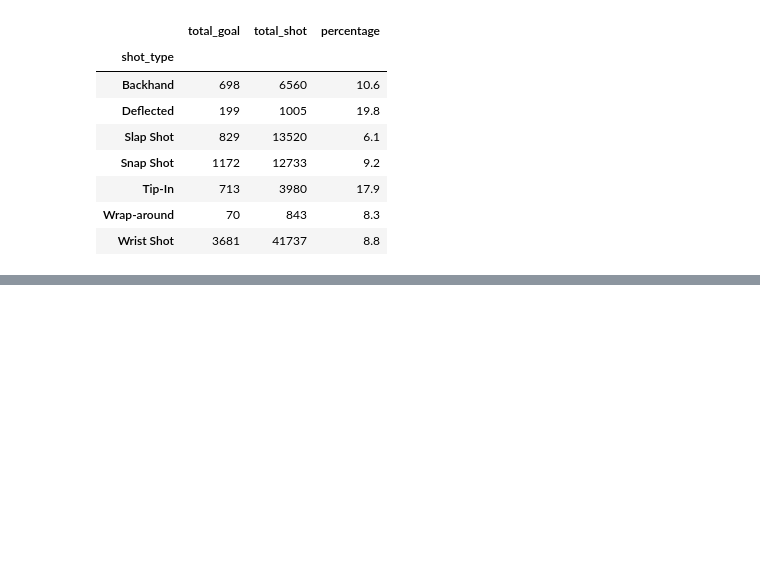
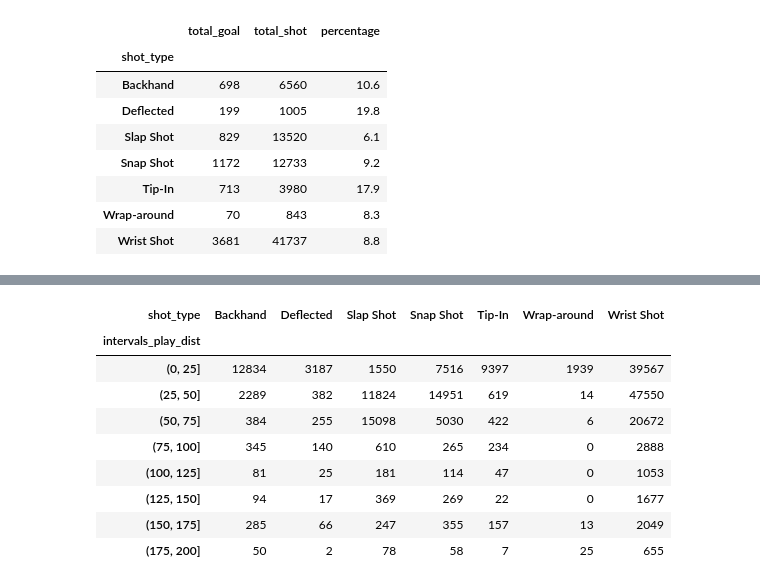
Before and after one commit to hfereidouni/DataScience, a Jupyter notebook: CodeBase/visualization_pt1.ipynb, the cells around one changed output, grey strips where cells are left out. Cells and saved outputs as stored; diff of their text form; code cells hidden in the pictures; blank space fills up the shorter version.

```diff
--- a/CodeBase/visualization_pt1.ipynb
+++ b/CodeBase/visualization_pt1.ipynb
@@ -139,0 +163,18 @@ shot_goal_1820["Percentage"].plot.bar(rot=70,figsize=(10, 6))
+# %%
+df_1820_whole_shot = df_1820_whole.groupby(["shot_dist","shot_type"]).agg("count").reset_index()
+df_1820_whole_shot = df_1820_whole_shot.pivot(index = "shot_dist",columns = "shot_type",values = "play_type").fillna(0).astype(int).reset_index()
+df_1820_whole_shot["intervals_play_dist"]= pd.cut(df_1820_whole_shot["shot_dist"],bins=bins)
+df_1820_whole_shot = df_1820_whole_shot.groupby("intervals_play_dist").agg("sum")
+df_1820_whole_shot = df_1820_whole_shot[["Backhand","Deflected","Slap Shot","Snap Shot","Tip-In","Wrap-around","Wrist Shot"]]
+df_1820_whole_shot
+# %% [output]
+| shot_type | Backhand | Deflected | Slap Shot | Snap Shot | Tip-In | Wrap-around | Wrist Shot |
+| intervals_play_dist |  |  |  |  |  |  |  |
+| (0, 25] | 12834 | 3187 | 1550 | 7516 | 9397 | 1939 | 39567 |
+| (25, 50] | 2289 | 382 | 11824 | 14951 | 619 | 14 | 47550 |
+| (50, 75] | 384 | 255 | 15098 | 5030 | 422 | 6 | 20672 |
+| (75, 100] | 345 | 140 | 610 | 265 | 234 | 0 | 2888 |
+| (100, 125] | 81 | 25 | 181 | 114 | 47 | 0 | 1053 |
+| (125, 150] | 94 | 17 | 369 | 269 | 22 | 0 | 1677 |
+| (150, 175] | 285 | 66 | 247 | 355 | 157 | 13 | 2049 |
+| (175, 200] | 50 | 2 | 78 | 58 | 7 | 25 | 655 |
```
Also changed, not shown: parts of 10 cells of this notebook, 2 other files.
